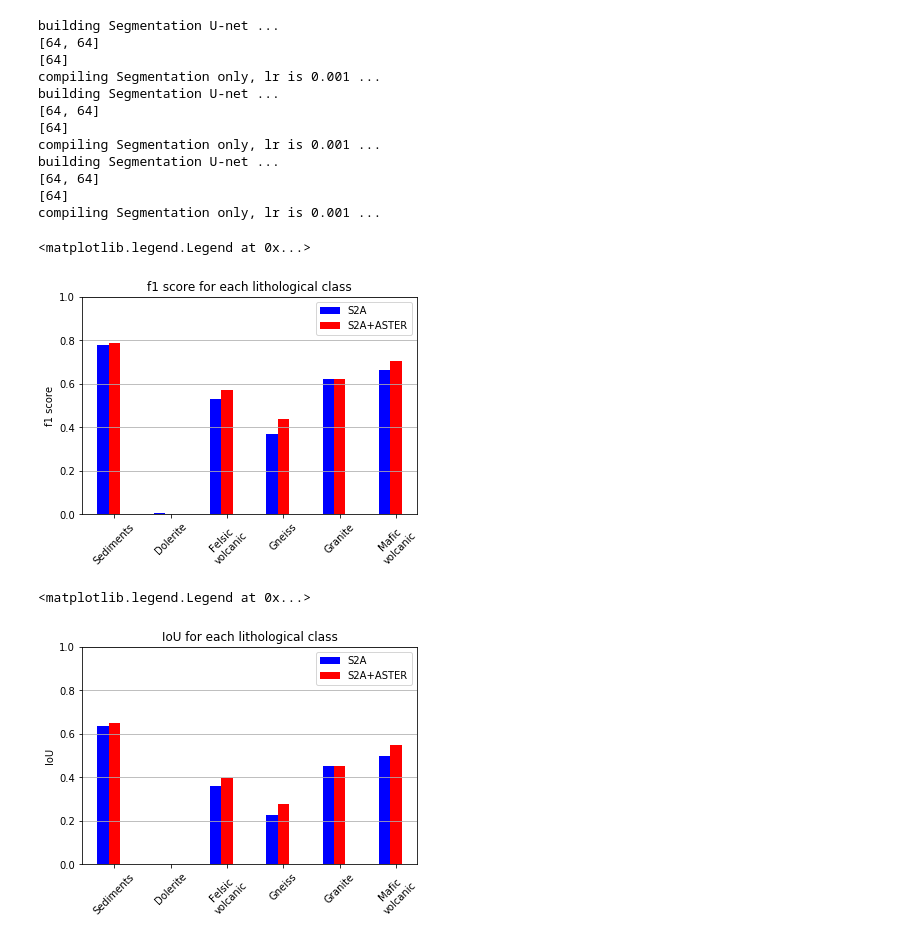
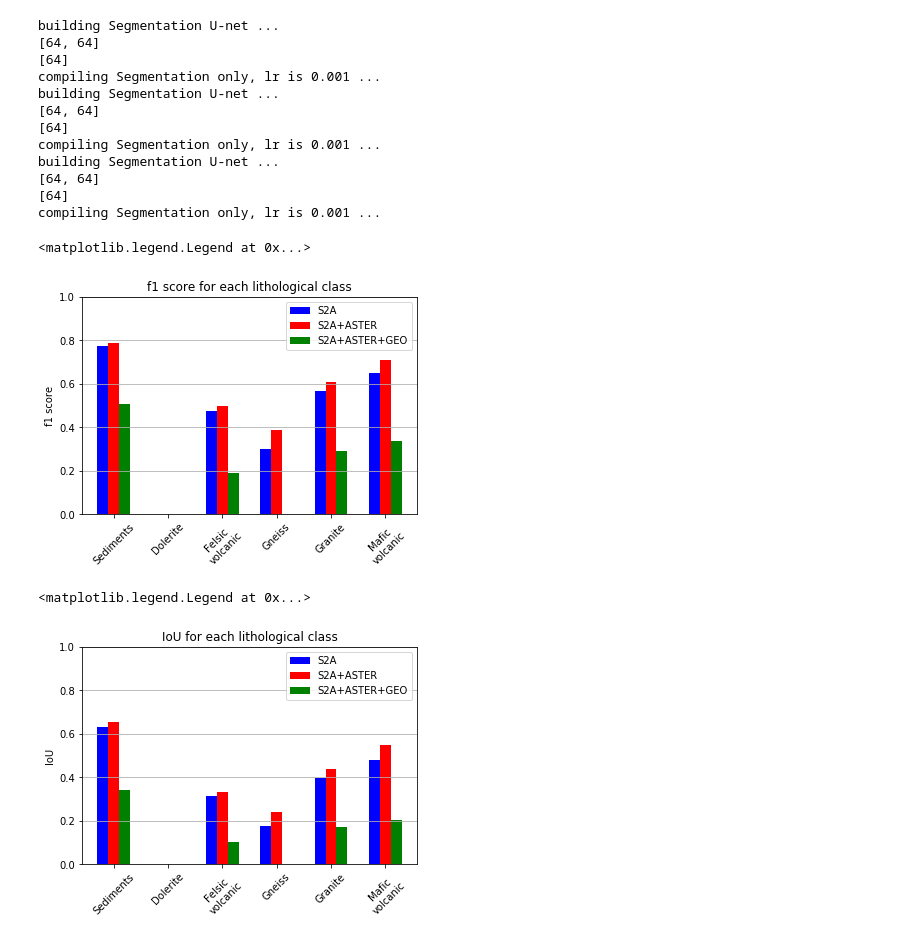
Before and after one commit to chenyz0601/DL-RockClassification, a Jupyter notebook: test.ipynb, the cells around one changed output. Drawn from its saved outputs; the diff is of its cells as text; code cells hidden in the pictures.

```diff
--- a/test.ipynb
+++ b/test.ipynb
@@ -285,3 +306,4 @@ sa_conv.load_weights('./Segmentation/Segmentation-merged/sent_ast/weights-93-0.7
 # %%
-p_s = s_conv.predict(X_s)
-p_sa = sa_conv.predict(X_sa)
+mp_s = s_conv.predict(X_s)
+mp_sa = sa_conv.predict(X_sa)
+mp_sag = sag_conv.predict(X_sag)
@@ -292,34 +310,52 @@ p2 = np.argmax(p_sa, axis=3).flatten()
+# %%
+mY = np.argmax(mY_s, axis=3).flatten()
+max1 = np.argmax(mp_s, axis=3).flatten()
+max2 = np.argmax(mp_sa, axis=3).flatten()
+max3 = np.argmax(mp_sag, axis=3).flatten()
+score1 = np.max(mp_s, axis=3).flatten()
+score2 = np.max(mp_sa, axis=3).flatten()
+score3 = np.max(mp_sag, axis=3).flatten()
+# %%
+th = 0.5
+p1 = np.copy(max1)
+p1[score1 < th] = 1
+p2 = np.copy(max2)
+p2[score2 < th] = 1
+p3 = np.copy(max3)
+p3[score3 < th] = 1
 # %%
-pr1, re1, fs1, s1 = metrics.precision_recall_fscore_support(Y, p1, labels=np.unique(Y))
-pr2, re2, fs2, s2 = metrics.precision_recall_fscore_support(Y, p2, labels=np.unique(Y))
+pr1, re1, fs1, s1 = metrics.precision_recall_fscore_support(mY, p1, labels=np.unique(mY))
+pr2, re2, fs2, s2 = metrics.precision_recall_fscore_support(mY, p2, labels=np.unique(mY))
+pr3, re3, fs3, s3 = metrics.precision_recall_fscore_support(mY, p3, labels=np.unique(mY))
 iou1 = get_iou(pr1, re1, s1)
 iou2 = get_iou(pr2, re2, s2)
+iou3 = get_iou(pr3, re3, s3)
 # %%
 ax = plt.subplot(111)
 plt.ylim(0., 1.)
 ax.bar(np.arange(6)-0.2, fs1[2:], width=0.2, color='b', align='center', label='S2A')
 ax.bar(np.arange(6), fs2[2:], width=0.2, color='r', align='center', label='S2A+ASTER')
-# ax.bar(np.arange(9)+0.2, fs3[:], width=0.2, color='g', align='center', label='S2A+ASTER+GEO')
-plt.xticks(np.arange(6), [cls_merged[i] for i in np.unique(Y)[2:]], rotation=45)
+ax.bar(np.arange(6)+0.2, fs3[2:], width=0.2, color='g', align='center', label='S2A+ASTER+GEO')
+plt.xticks(np.arange(6), [cls_merged[i] for i in np.unique(mY)[2:]], rotation=45)
 plt.ylabel('f1 score')
 plt.gca().yaxis.grid(True)
 plt.title('f1 score for each lithological class')
 plt.legend()
 # %% [output]
 <matplotlib.legend.Legend at 0x...>
-[figure, old version]
+[figure, new version]
 # %%
 ax = plt.subplot(111)
 plt.ylim(0., 1.)
 ax.bar(np.arange(6)-0.2, iou1[2:], width=0.2, color='b', align='center', label='S2A')
 ax.bar(np.arange(6), iou2[2:], width=0.2, color='r', align='center', label='S2A+ASTER')
-# ax.bar(np.arange(9)+0.2, fs3[:], width=0.2, color='g', align='center', label='S2A+ASTER+GEO')
-plt.xticks(np.arange(6), [cls_merged[i] for i in np.unique(Y)[2:]], rotation=45)
+ax.bar(np.arange(6)+0.2, iou3[2:], width=0.2, color='g', align='center', label='S2A+ASTER+GEO')
+plt.xticks(np.arange(6), [cls_merged[i] for i in np.unique(mY)[2:]], rotation=45)
 plt.ylabel('IoU')
 plt.gca().yaxis.grid(True)
 plt.title('IoU for each lithological class')
 plt.legend()
 # %% [output]
 <matplotlib.legend.Legend at 0x...>
-[figure, old version]
+[figure, new version]
 # %%
```
Also changed, not shown: parts of 31 cells of this notebook.
